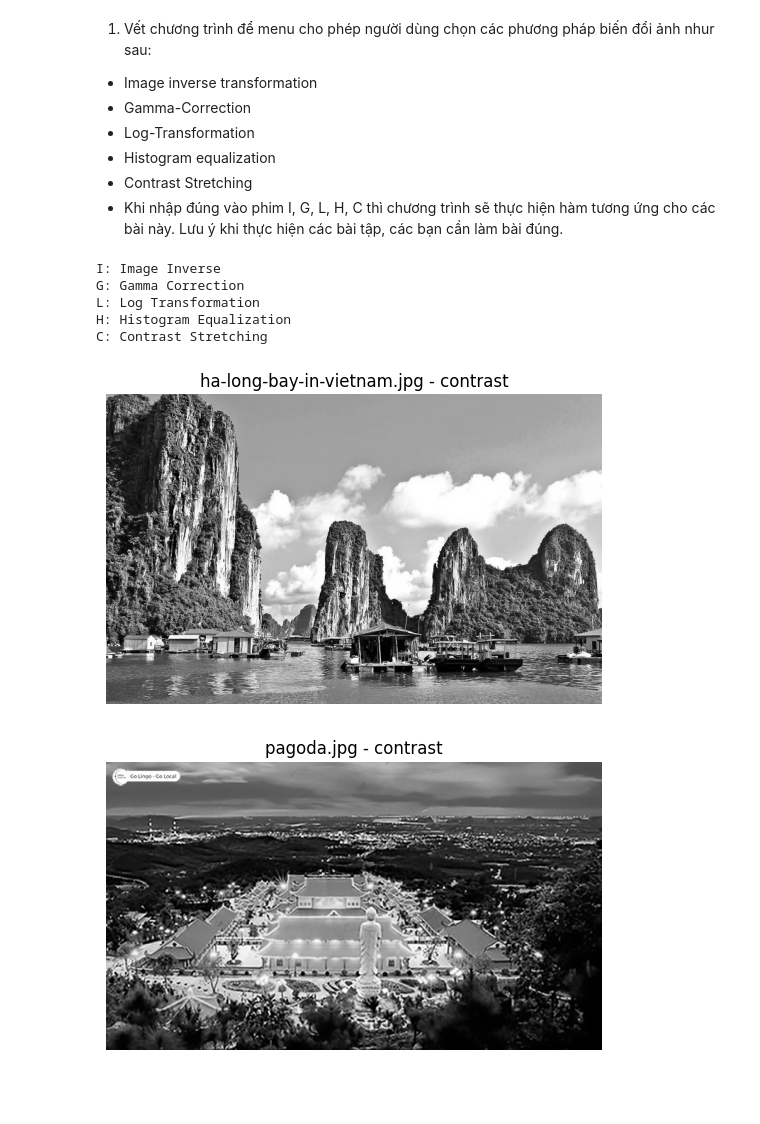
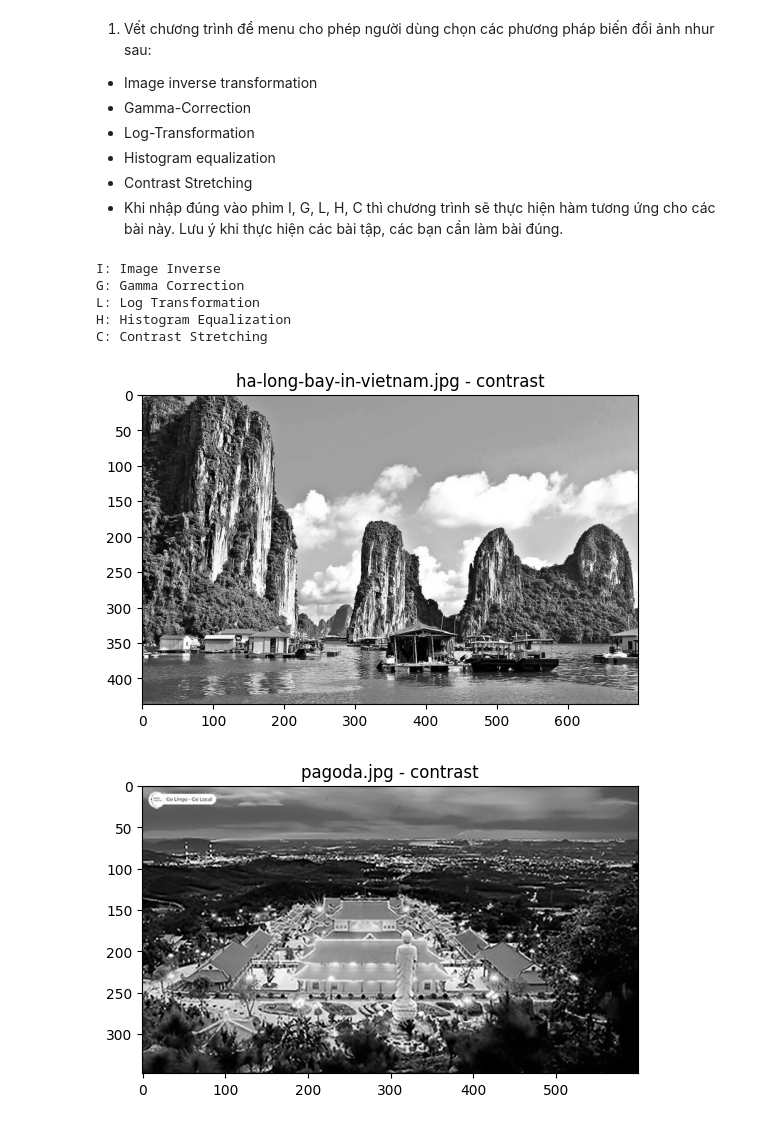
Before and after one commit to hung2725/NM-Xu-Ly-Anh-So, a Jupyter notebook: Lab2/Lab2_2374802010164_PhamTheHung.ipynb, the cells around one changed output. Drawn from its saved outputs; the diff is of its cells as text; code cells hidden in the pictures; blank space fills up the shorter version.

```diff
--- a/Lab2/Lab2_2374802010164_PhamTheHung.ipynb
+++ b/Lab2/Lab2_2374802010164_PhamTheHung.ipynb
@@ -324,23 +324,23 @@ import numpy as np
 import matplotlib.pyplot as plt
 import os
 
-def img_inv_func(img):
+def img_inv(img):
     return Image.fromarray(255 - np.asarray(img))
 
-def gamma_corr_func(img, gamma=0.5):
+def gamma_corr(img, gamma=0.5):
     a = np.asarray(img).astype(float)
     m = np.max(a)
     a = (a + 1) / m
     a = np.exp(np.log(a) * gamma) * 255
     return Image.fromarray(a.astype(np.uint8))
 
-def log_transform_func(img):
+def log_transform(img):
     a = np.asarray(img).astype(float)
     m = np.max(a)
     a = (128 * np.log(1 + a)) / np.log(1 + m)
     return Image.fromarray(a.astype(np.uint8))
 
-def hist_eq_func(img):
+def hist_eq(img):
     a = np.asarray(img)
     flat = a.flatten()
     hist, _ = np.histogram(a, 256, [0, 255])
@@ -351,7 +351,7 @@ def hist_eq_func(img):
     eq = cdf[flat].reshape(a.shape)
     return Image.fromarray(eq)
 
-def contrast_stretch_func(img):
+def contrast_stretch(img):
     a = np.asarray(img).astype(float)
     stretched = 255 * (a - a.min()) / (a.max() - a.min())
     return Image.fromarray(stretched.astype(np.uint8))
@@ -364,39 +364,38 @@ def apply_transformation(func, folder, save_folder, suffix):
             out = func(img)
             plt.imshow(out, cmap='gray')
             plt.title(f"{file} - {suffix}")
-            plt.axis('off')
             plt.show()
             name = os.path.splitext(file)[0] + f"_{suffix}.png"
             out.save(os.path.join(save_folder, name))
 
 os.makedirs("result", exist_ok=True)
 
 transform_map = {
-    'I': (img_inv_func, 'inverse'),
-    'G': (gamma_corr_func, 'gamma'),
-    'L': (log_transform_func, 'log'),
-    'H': (hist_eq_func, 'hist'),
-    'C': (contrast_stretch_func, 'contrast')
+    'I': (img_inv, 'inverse'),
+    'G': (gamma_corr, 'gamma'),
+    'L': (log_transform, 'log'),
+    'H': (hist_eq, 'hist'),
+    'C': (contrast_stretch, 'contrast')
 }
 
 print("I: Image Inverse")
 print("G: Gamma Correction")
 print("L: Log Transformation")
 print("H: Histogram Equalization")
 print("C: Contrast Stretching")
 
 choice = input("Nhập lựa chọn (I, G, L, H, C): ").upper()
 
 if choice in transform_map:
     func, name = transform_map[choice]
     apply_transformation(func, "exercise", "result", name)
 else:
     print("Lựa chọn không hợp lệ.")
 # %% [output]
 I: Image Inverse
 G: Gamma Correction
 L: Log Transformation
 H: Histogram Equalization
 C: Contrast Stretching
-[figure, old version]
+[figure, new version]
-[figure, old version]
+[figure, new version]
```
Also changed, not shown: parts of 7 cells of this notebook, 16 other files.
